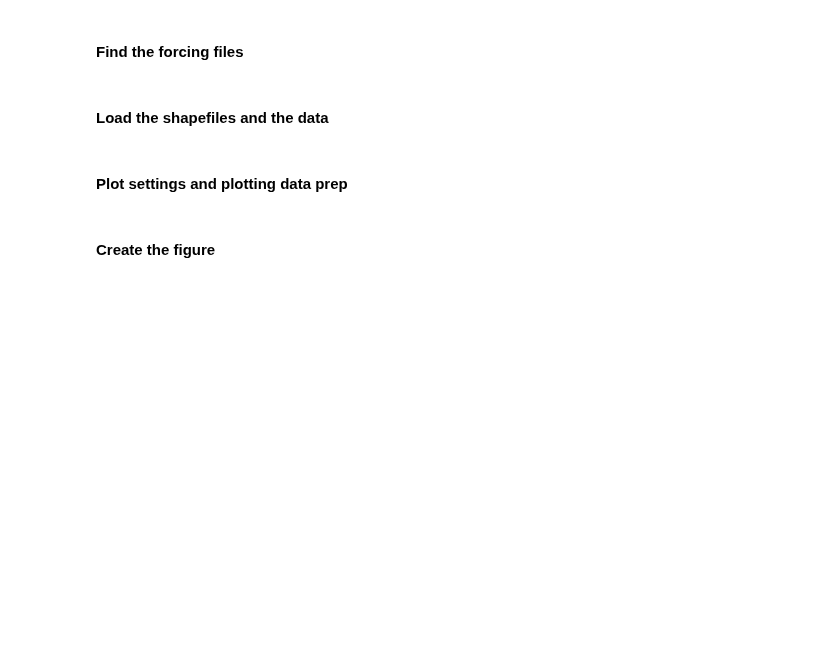
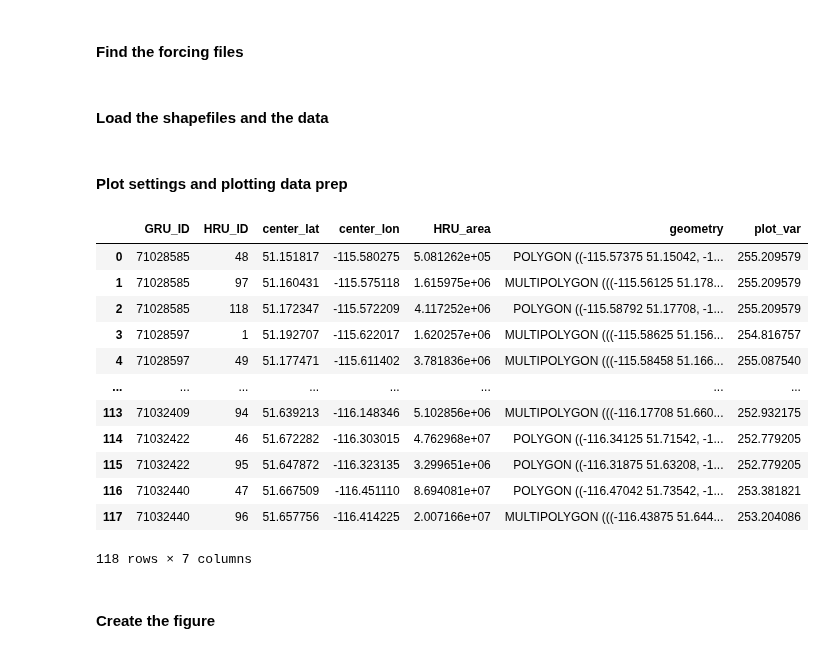
Before and after one commit to zhentao-han/NA-CWARHM, a Jupyter notebook: 7_visualization/3_forcing_grid_vs_catchment_averaged.ipynb, the cells around one changed output. Drawn from its saved outputs; the diff is of its cells as text; code cells hidden in the pictures; blank space fills up the shorter version.

```diff
--- a/7_visualization/3_forcing_grid_vs_catchment_averaged.ipynb
+++ b/7_visualization/3_forcing_grid_vs_catchment_averaged.ipynb
@@ -131,6 +131,22 @@ vmax = math.ceil(max(forcing_source[var].isel(time=time).max().values,forcing_ba
 # map basin-averaged netcdf onto shapefile
 if (forcing_basin['hruId'] == catchment[shp_hru]).all(): # check that they are in the same order (they should be)
     catchment['plot_var'] = forcing_basin[var].isel(time=time)
+# %%
+catchment
+# %% [output]
+|  | GRU_ID | HRU_ID | center_lat | center_lon | HRU_area | geometry | plot_var |
+| 0 | 71028585 | 48 | 51.151817 | -115.580275 | 5.081262e+05 | POLYGON ((-115.57375 51.15042, -1... | 255.209579 |
+| 1 | 71028585 | 97 | 51.160431 | -115.575118 | 1.615975e+06 | MULTIPOLYGON (((-115.56125 51.178... | 255.209579 |
+| 2 | 71028585 | 118 | 51.172347 | -115.572209 | 4.117252e+06 | POLYGON ((-115.58792 51.17708, -1... | 255.209579 |
+| 3 | 71028597 | 1 | 51.192707 | -115.622017 | 1.620257e+06 | MULTIPOLYGON (((-115.58625 51.156... | 254.816757 |
+| 4 | 71028597 | 49 | 51.177471 | -115.611402 | 3.781836e+06 | MULTIPOLYGON (((-115.58458 51.166... | 255.087540 |
+| ... | ... | ... | ... | ... | ... | ... | ... |
+| 113 | 71032409 | 94 | 51.639213 | -116.148346 | 5.102856e+06 | MULTIPOLYGON (((-116.17708 51.660... | 252.932175 |
+| 114 | 71032422 | 46 | 51.672282 | -116.303015 | 4.762968e+07 | POLYGON ((-116.34125 51.71542, -1... | 252.779205 |
+| 115 | 71032422 | 95 | 51.647872 | -116.323135 | 3.299651e+06 | POLYGON ((-116.31875 51.63208, -1... | 252.779205 |
+| 116 | 71032440 | 47 | 51.667509 | -116.451110 | 8.694081e+07 | POLYGON ((-116.47042 51.73542, -1... | 253.381821 |
+| 117 | 71032440 | 96 | 51.657756 | -116.414225 | 2.007166e+07 | MULTIPOLYGON (((-116.43875 51.644... | 253.204086 |
+118 rows × 7 columns
 # %% [markdown]
 #### Create the figure
 # %%
```
Also changed, not shown: parts of 1 cell of this notebook, 6 other files.
